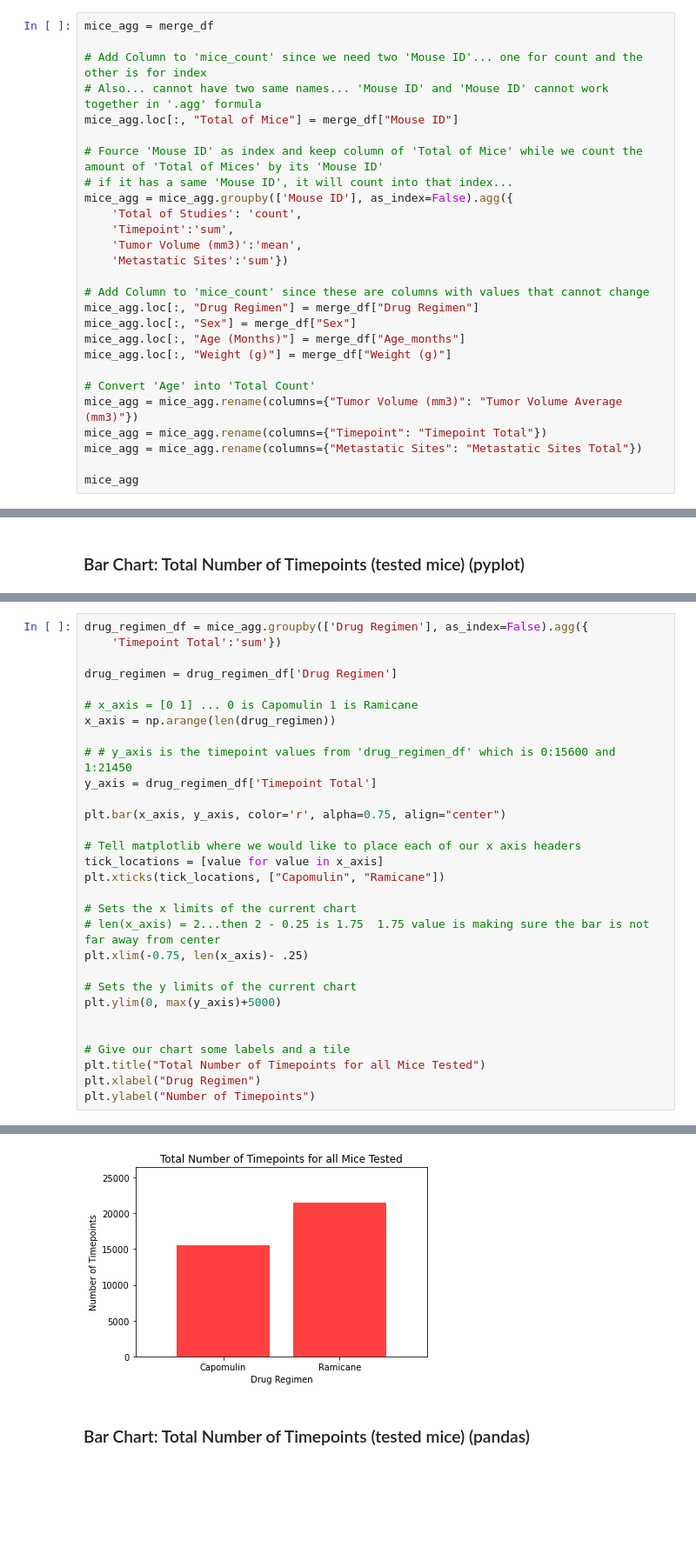
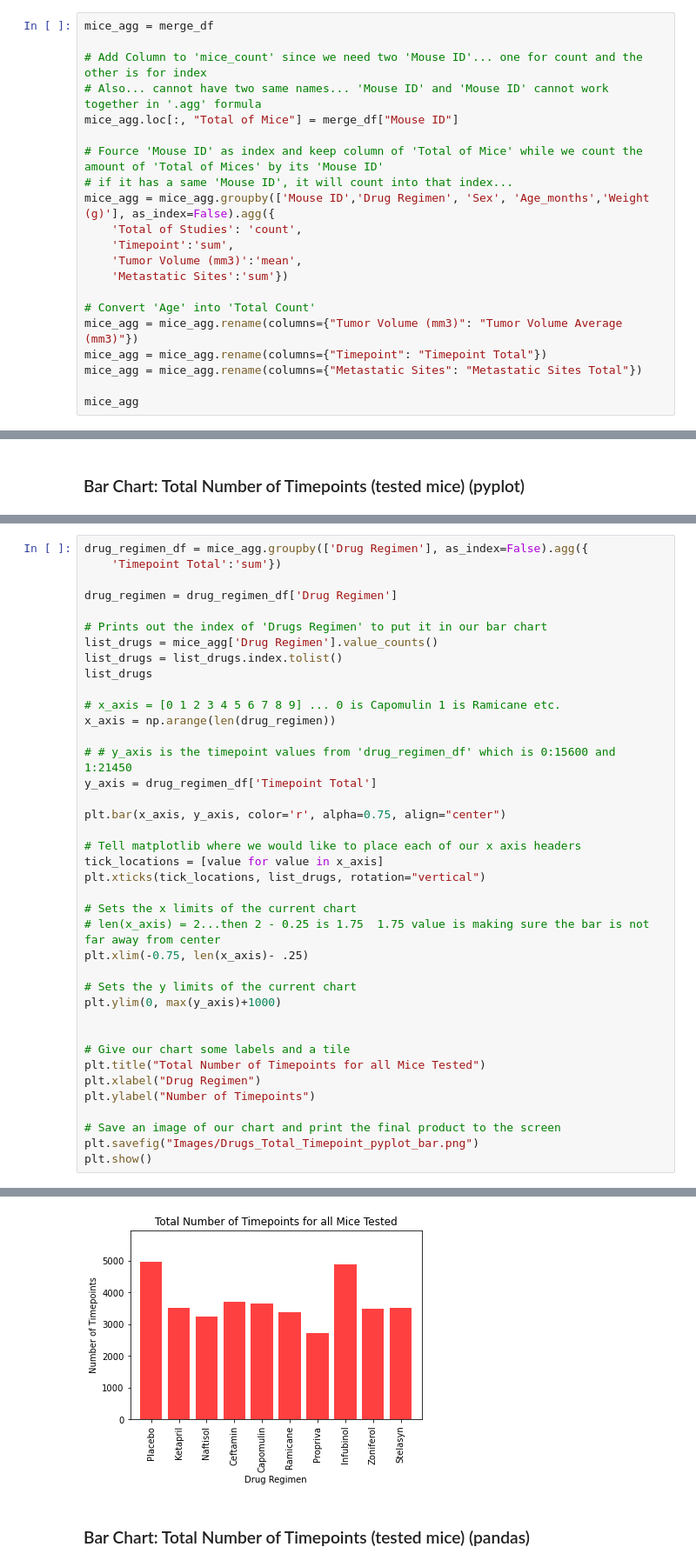
Before and after one commit to samuelroiz/Pymaceuticals_DA, a Jupyter notebook: Pymaceuticals_Code.ipynb, the cells around one changed output, grey strips where cells are left out. Shown at 87% size. Saved outputs shown, nothing was run; the diff lists cells and outputs as text; blank space fills up the shorter version.

Commit message:
Updated code. Had errors on gender, mean, sum, etc. Updated charts. Updated gender correct info. Started on outliers.

```diff
--- a/Pymaceuticals_Code.ipynb
+++ b/Pymaceuticals_Code.ipynb
@@ -128,17 +128,11 @@ mice_agg.loc[:, "Total of Mice"] = merge_df["Mouse ID"]
 
 # Fource 'Mouse ID' as index and keep column of 'Total of Mice' while we count the amount of 'Total of Mices' by its 'Mouse ID'
 # if it has a same 'Mouse ID', it will count into that index...
-mice_agg = mice_agg.groupby(['Mouse ID'], as_index=False).agg({
+mice_agg = mice_agg.groupby(['Mouse ID','Drug Regimen', 'Sex', 'Age_months','Weight (g)'], as_index=False).agg({
     'Total of Studies': 'count',
     'Timepoint':'sum',
     'Tumor Volume (mm3)':'mean',
     'Metastatic Sites':'sum'})
-
-# Add Column to 'mice_count' since these are columns with values that cannot change
-mice_agg.loc[:, "Drug Regimen"] = merge_df["Drug Regimen"]
-mice_agg.loc[:, "Sex"] = merge_df["Sex"]
-mice_agg.loc[:, "Age (Months)"] = merge_df["Age_months"]
-mice_agg.loc[:, "Weight (g)"] = merge_df["Weight (g)"]
 
 # Convert 'Age' into 'Total Count'
 mice_agg = mice_agg.rename(columns={"Tumor Volume (mm3)": "Tumor Volume Average (mm3)"})
@@ -377,7 +389,12 @@ drug_regimen_df = mice_agg.groupby(['Drug Regimen'], as_index=False).agg({
 
 drug_regimen = drug_regimen_df['Drug Regimen']
 
-# x_axis = [0 1] ... 0 is Capomulin 1 is Ramicane
+# Prints out the index of 'Drugs Regimen' to put it in our bar chart
+list_drugs = mice_agg['Drug Regimen'].value_counts()
+list_drugs = list_drugs.index.tolist()
+list_drugs
+
+# x_axis = [0 1 2 3 4 5 6 7 8 9] ... 0 is Capomulin 1 is Ramicane etc.
 x_axis = np.arange(len(drug_regimen))
 
 # # y_axis is the timepoint values from 'drug_regimen_df' which is 0:15600 and 1:21450
@@ -387,18 +404,22 @@ plt.bar(x_axis, y_axis, color='r', alpha=0.75, align="center")
 
 # Tell matplotlib where we would like to place each of our x axis headers
 tick_locations = [value for value in x_axis]
-plt.xticks(tick_locations, ["Capomulin", "Ramicane"])
+plt.xticks(tick_locations, list_drugs, rotation="vertical")
 
 # Sets the x limits of the current chart
 # len(x_axis) = 2...then 2 - 0.25 is 1.75  1.75 value is making sure the bar is not far away from center
 plt.xlim(-0.75, len(x_axis)- .25)
 
 # Sets the y limits of the current chart
-plt.ylim(0, max(y_axis)+5000)
+plt.ylim(0, max(y_axis)+1000)
 
 
 # Give our chart some labels and a tile
 plt.title("Total Number of Timepoints for all Mice Tested")
 plt.xlabel("Drug Regimen")
 plt.ylabel("Number of Timepoints")
+
+# Save an image of our chart and print the final product to the screen
+plt.savefig("Images/Drugs_Total_Timepoint_pyplot_bar.png")
+plt.show()
 # %% [output]
@@ -406,4 +426,4 @@ Text(0, 0.5, 'Number of Timepoints')
-[figure, old version]
+[figure, new version]
 # %% [markdown]
 ### Bar Chart: Total Number of Timepoints (tested mice) (pandas)
 # %%
```
Also changed, not shown: parts of 17 cells of this notebook, 3 other files.
